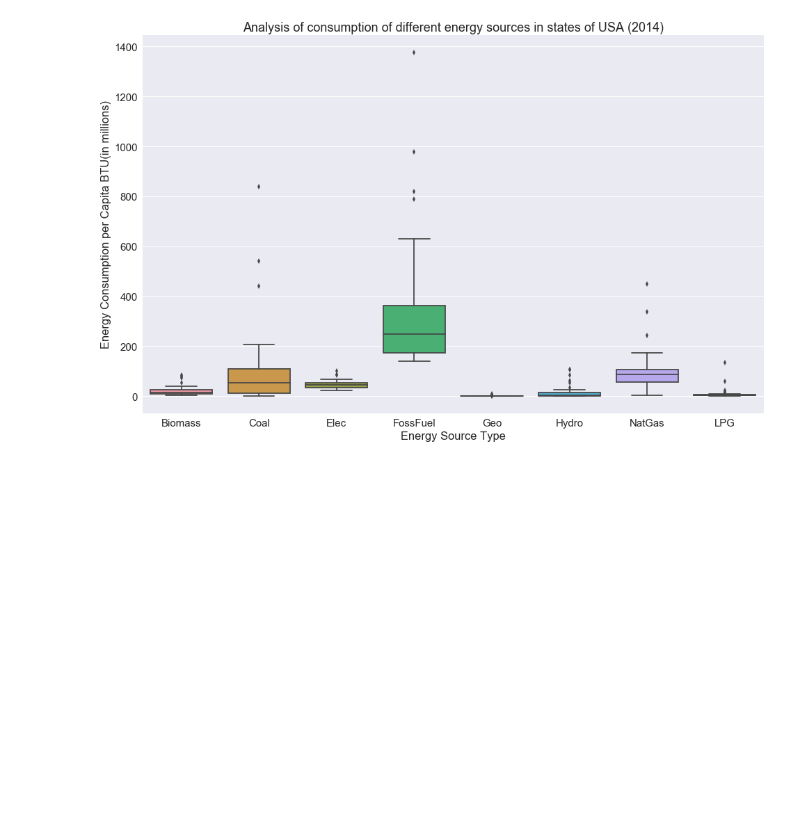
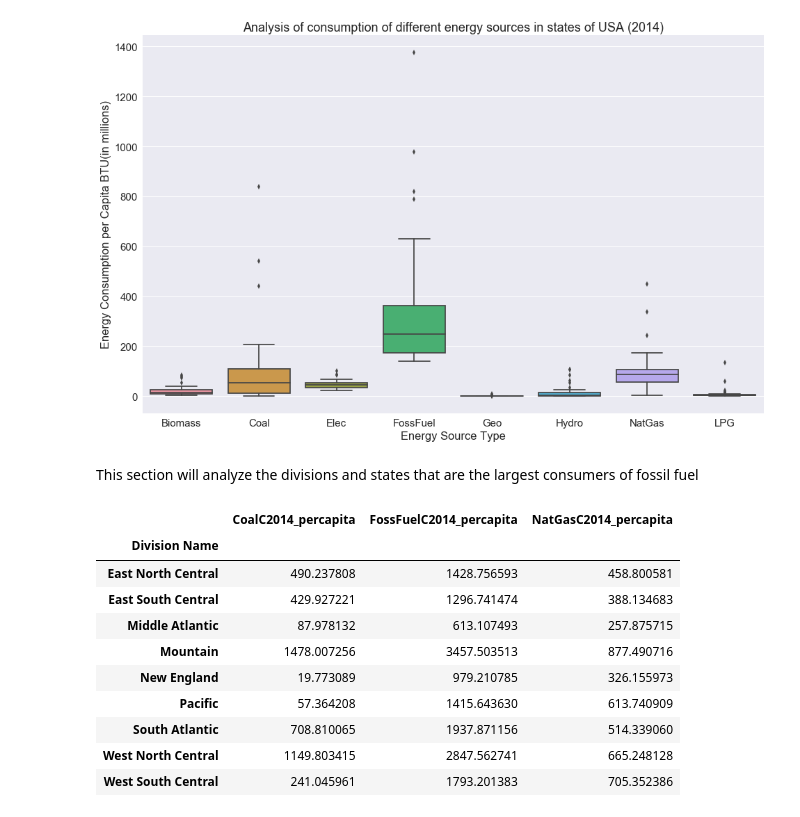
Before and after one commit to bodhisattamaiti25/projects-data-science, a Jupyter notebook: US_Energy_Economic_Census_Data_Analysis/US_Energy_Economic_Census_Data_Analysis.ipynb, the cells around one changed output. Cells and saved outputs as stored; diff of their text form; code cells hidden in the pictures; blank space fills up the shorter version.

```diff
--- a/US_Energy_Economic_Census_Data_Analysis/US_Energy_Economic_Census_Data_Analysis.ipynb
+++ b/US_Energy_Economic_Census_Data_Analysis/US_Energy_Economic_Census_Data_Analysis.ipynb
@@ -432,3 +459,5 @@ def generate_boxplot(x, y, data, title):
 generate_boxplot('Energy Source Type', 'Energy Consumption per Capita BTU(in millions)', energy_source_2014_df, 'Analysis of consumption of different energy sources in states of USA (2014)')
 # %% [output]
 [figure]
+# %% [markdown]
+This section will analyze the divisions and states that are the largest consumers of fossil fuel
@@ -434,0 +466,14 @@ generate_boxplot('Energy Source Type', 'Energy Consumption per Capita BTU(in mil
+# %%
+energySourceType_by_division_df
+# %% [output]
+|  | CoalC2014_percapita | FossFuelC2014_percapita | NatGasC2014_percapita |
+| Division Name |  |  |  |
+| East North Central | 490.237808 | 1428.756593 | 458.800581 |
+| East South Central | 429.927221 | 1296.741474 | 388.134683 |
+| Middle Atlantic | 87.978132 | 613.107493 | 257.875715 |
+| Mountain | 1478.007256 | 3457.503513 | 877.490716 |
+| New England | 19.773089 | 979.210785 | 326.155973 |
+| Pacific | 57.364208 | 1415.643630 | 613.740909 |
+| South Atlantic | 708.810065 | 1937.871156 | 514.339060 |
+| West North Central | 1149.803415 | 2847.562741 | 665.248128 |
+| West South Central | 241.045961 | 1793.201383 | 705.352386 |
```
Also changed, not shown: parts of 11 cells of this notebook, 4 other files.
